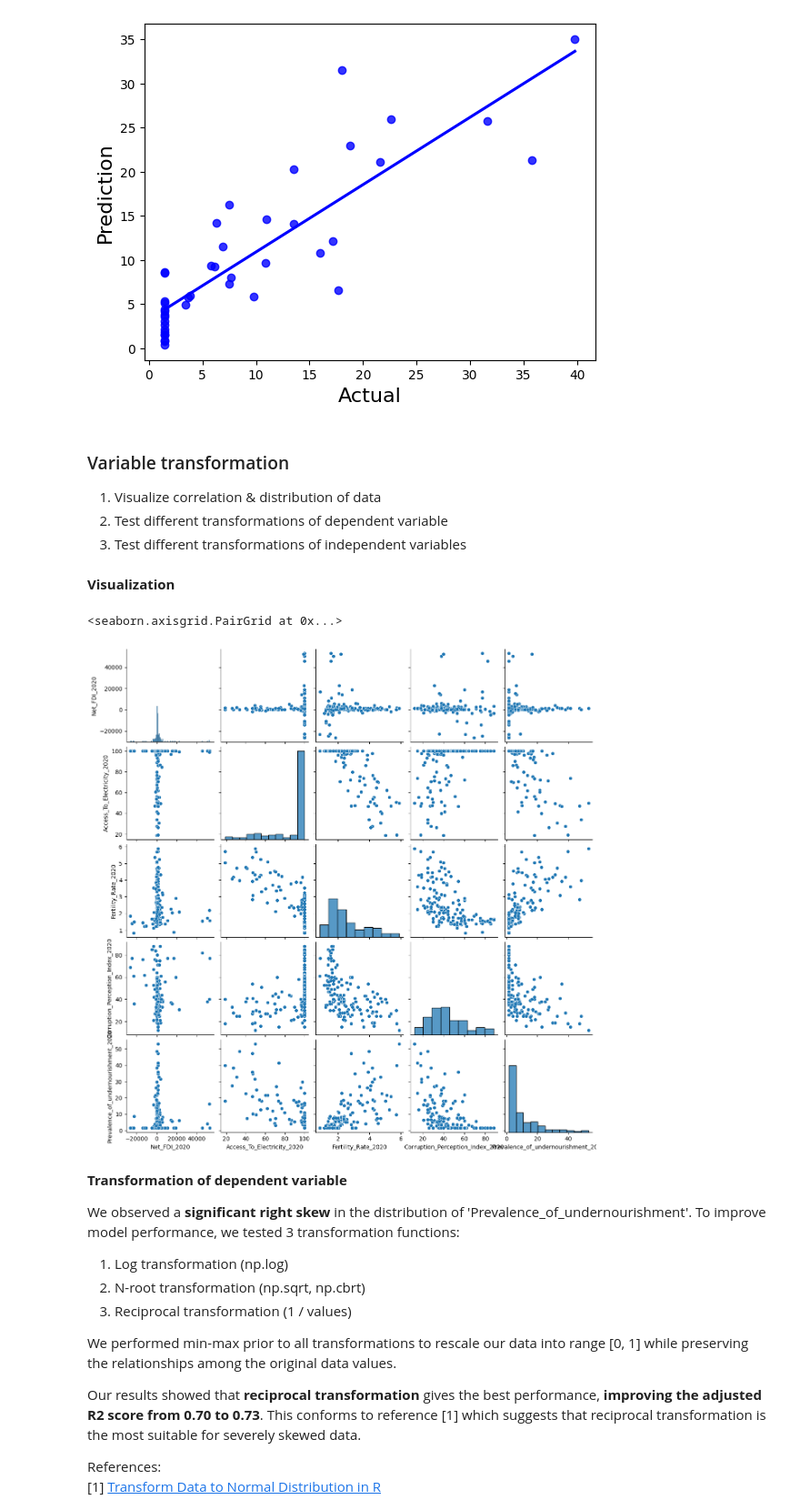
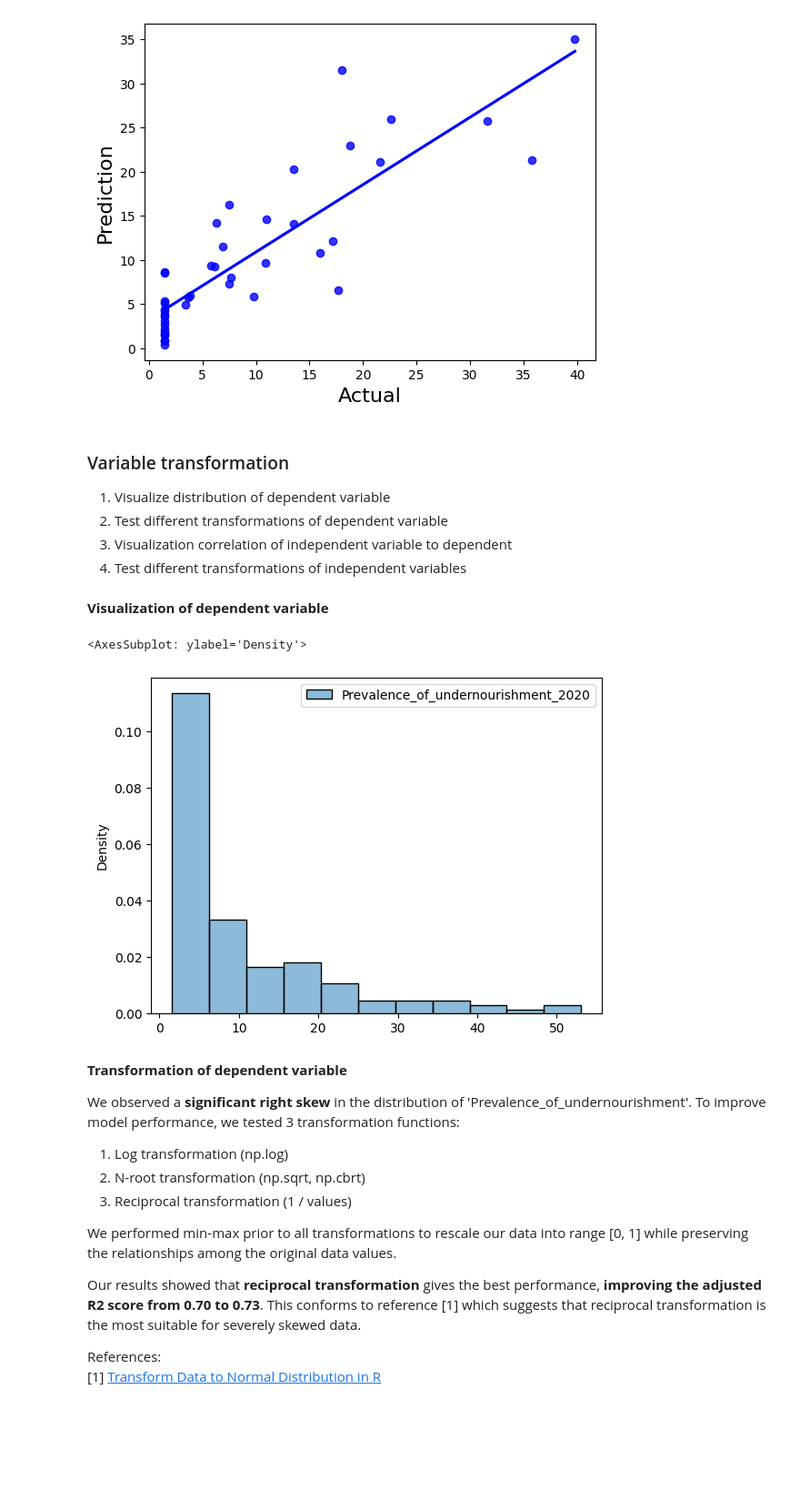
Before and after one commit to Sean2309/10.020_DataDrivenWorld_2D_Project-, a Jupyter notebook: Code/Modelling/linear_regression.ipynb, the cells around one changed output. Shown: that part at 91% size. Drawn from its saved outputs; the diff is of its cells as text; code cells hidden in the pictures; blank space fills up the shorter version.

```diff
--- a/Code/Modelling/linear_regression.ipynb
+++ b/Code/Modelling/linear_regression.ipynb
@@ -501,16 +503,17 @@ Text(0, 0.5, 'Prediction')
 # %% [markdown]
 ### Variable transformation
 
-1. Visualize correlation & distribution of data
+1. Visualize distribution of dependent variable
 2. Test different transformations of dependent variable
+3. Visualization correlation of independent variable to dependent
 3. Test different transformations of independent variables
 # %% [markdown]
-**Visualization**
+**Visualization of dependent variable**
-# %%
-sns.pairplot(data=pd.concat([df_features, df_target], axis=1))
-# %% [output]
-<seaborn.axisgrid.PairGrid at 0x...>
-[figure, removed]
+# %%
+sns.histplot(df_target, stat="density")
+# %% [output]
+<AxesSubplot: ylabel='Density'>
+[figure, added]
 # %% [markdown]
 **Transformation of dependent variable** <br>
 
```
Also changed, not shown: parts of 11 cells of this notebook.
